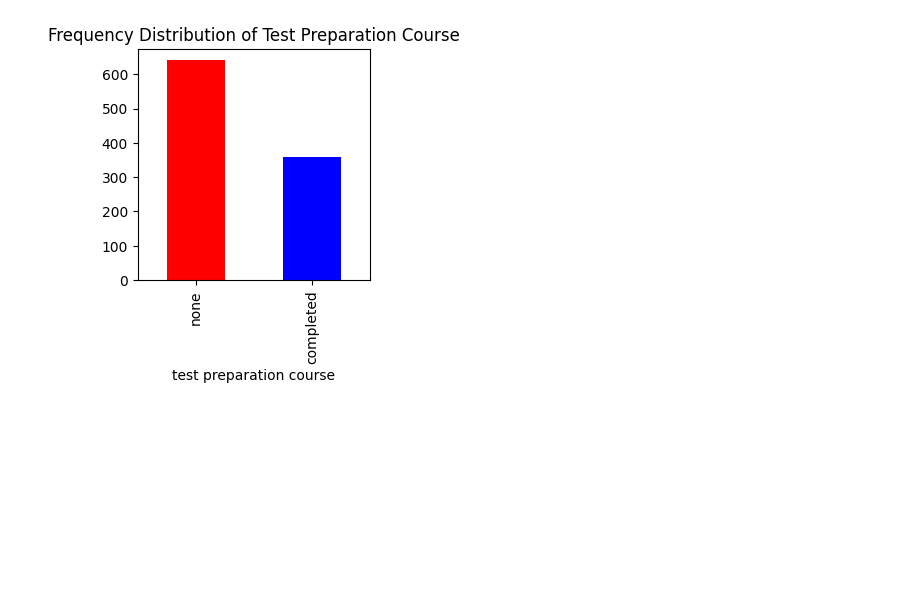
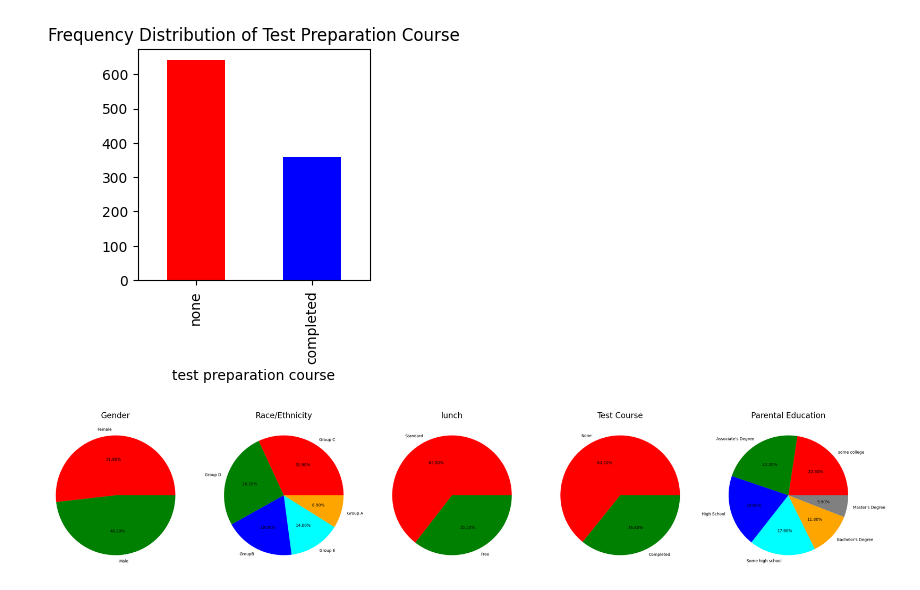
Before and after one commit to RaoFaris/Student-Performance-Analytics-Marks-Prediction-Rules-Engine-non-ML-, a Jupyter notebook: studperformanalytics.ipynb, the cells around one changed output. Drawn from its saved outputs; the diff is of its cells as text; code cells hidden in the pictures; blank space fills up the shorter version.

Commit message:
Added pie charts for gender, race/ethnicity, lunch, test prep, and parental education distribution

```diff
--- a/studperformanalytics.ipynb
+++ b/studperformanalytics.ipynb
@@ -68,3 +68,59 @@ sp['test preparation course'].value_counts().plot.bar(title='Frequency Distribut
 # %% [output]
 <Axes: title={'center': 'Frequency Distribution of Test Preparation Course'}, xlabel='test preparation course'>
 [figure]
+# %%
+#setting default figure size for all plots
+plt.rcParams['figure.figsize']=(30,12)
+
+#pie chart for gender distribution
+plt.subplot(1,5,1)
+size = sp['gender'].value_counts()
+labels = 'Female', 'Male'
+color = ['red','green']
+plt.pie(size, colors = color, labels=labels, autopct = '%1.2f%%')
+plt.title('Gender',fontsize = 20)
+plt.axis('off')
+
+#pie chart for race/ethnicity distribution
+plt.subplot(1,5,2)
+size = sp['race/ethnicity'].value_counts()
+labels = 'Group C', 'Group D', 'GroupB', 'Group E', 'Group A'
+color = ['red', 'green', 'blue', 'cyan', 'orange']
+plt.pie(size, colors = color, labels=labels, autopct='%1.2f%%')
+plt.title('Race/Ethnicity', fontsize = 20)
+plt.axis('off')
+
+#pie chart for lunch type distribution
+plt.subplot(1,5,3)
+size = sp['lunch'].value_counts()
+labels = 'Standard','Free'
+color = ['red', 'green']
+plt.pie(size, colors = color, labels = labels, autopct = '%1.2f%%')
+plt.title ('lunch',fontsize = 20)
+plt.axis('off')
+
+#pie chart for Test Prep Coursre Completeion
+plt.subplot(1,5,4)
+size =  sp['test preparation course'].value_counts()
+labels = 'None','Completed'
+color = ['red', 'green']
+plt.pie(size,colors = color, labels = labels, autopct = '%1.2f%%')
+plt.title('Test Course',fontsize = 20)
+plt.axis('off')
+
+#pie chart for parental level of education
+plt.subplot(1,5,5)
+size = sp['parental level of education'].value_counts()
+labels = 'some college',"Associate's Degree",'High School','Some high school',"Bachelor's Degree","Master's Degree"
+color = ['red','green','blue','cyan','orange','grey']
+plt.pie(size, colors=color, labels=labels, autopct='%1.2f%%')
+plt.title('Parental Education',fontsize = 20)
+plt.axis('off')
+
+#adjust layout to prevent over lap
+plt.tight_layout()
+
+#render all subplots
+plt.show()
+# %% [output]
+[figure, added]
```
